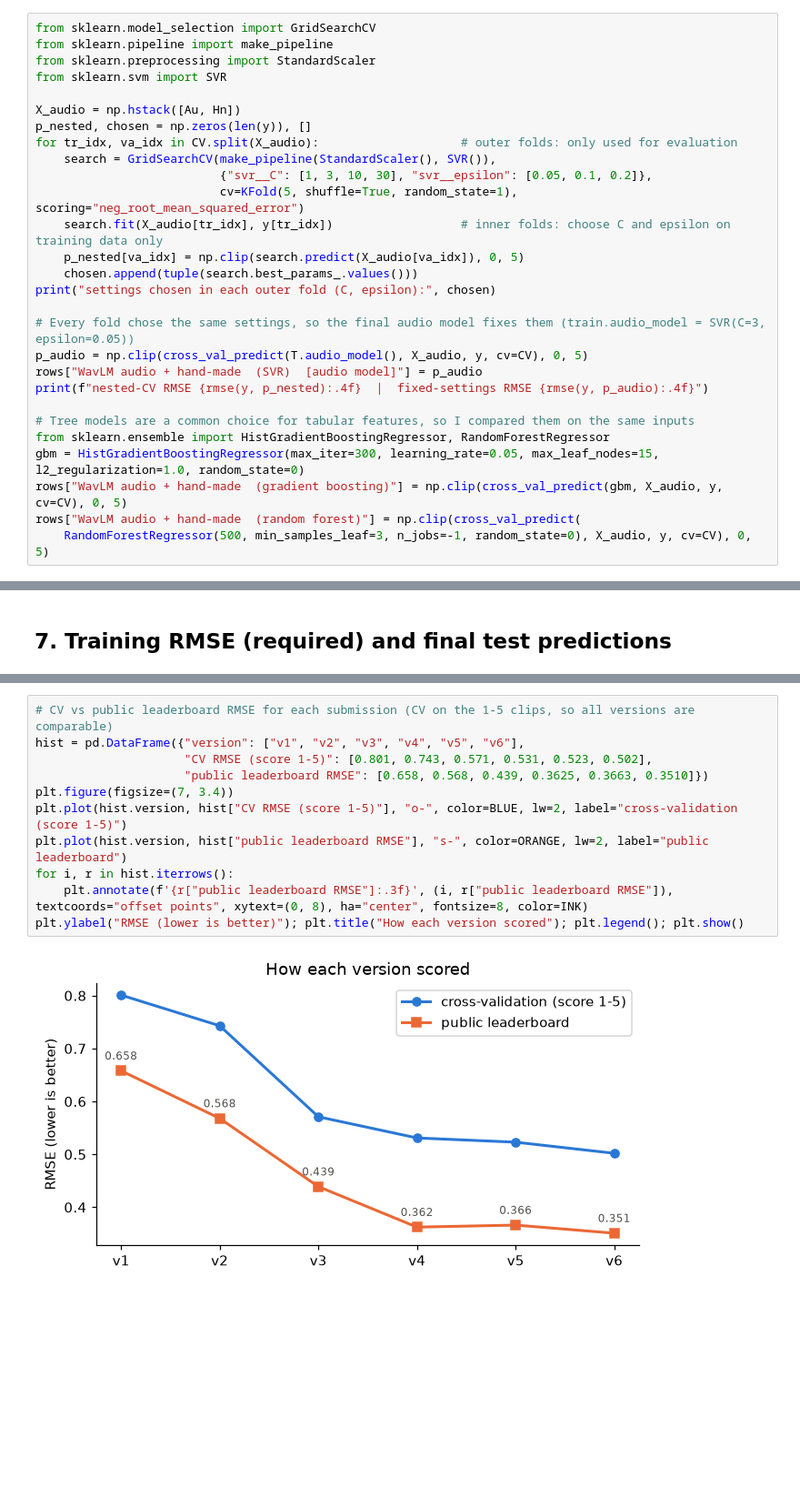
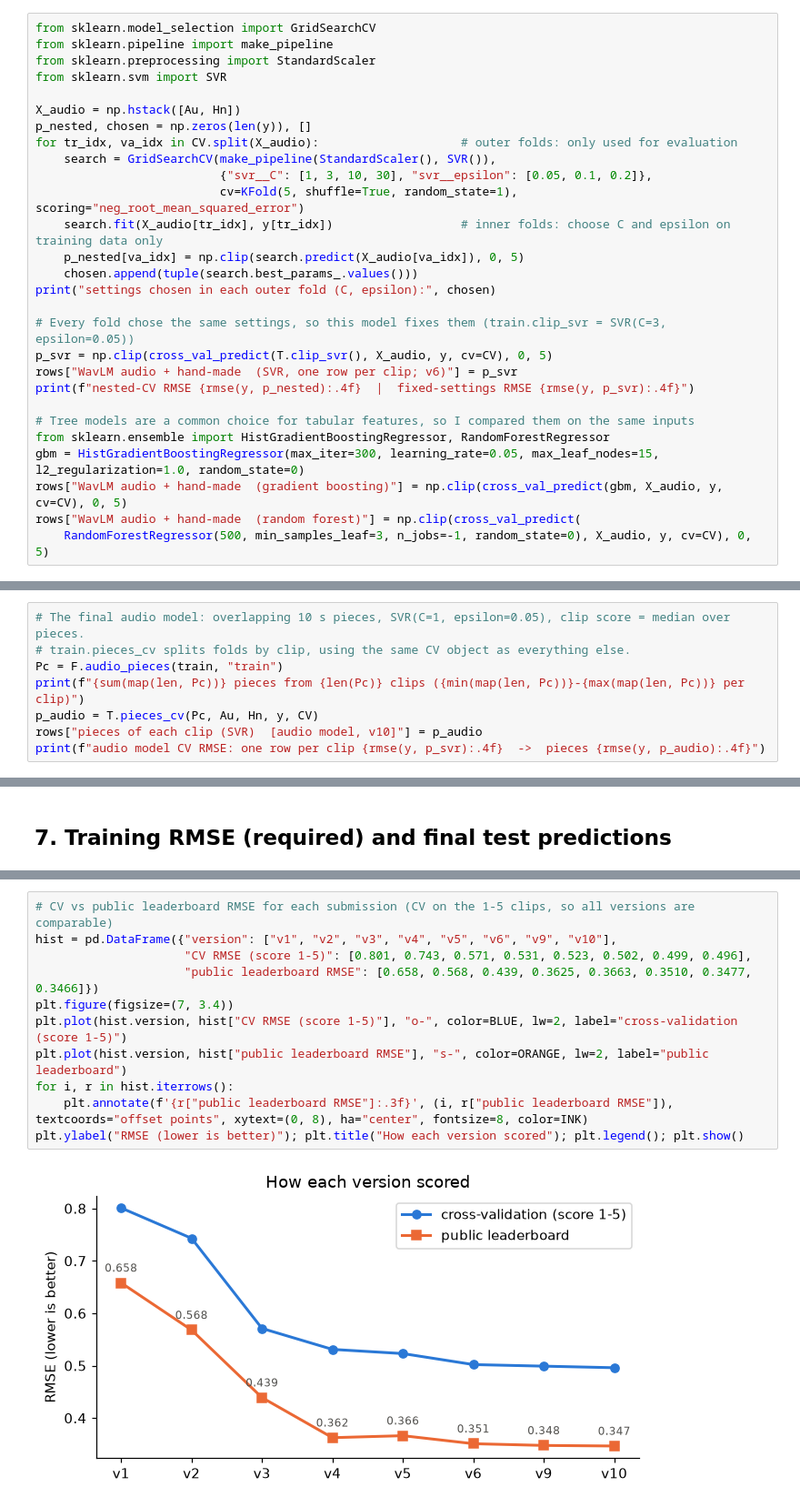
Before and after one commit to Vanshrajput29/SHL-grammar-scoring, a Jupyter notebook: shl_grammar_scoring.ipynb, the cells around one changed output, grey strips where cells are left out. Shown at 91% size. Cells and saved outputs as stored; diff of their text form; blank space fills up the shorter version.

```diff
--- a/shl_grammar_scoring.ipynb
+++ b/shl_grammar_scoring.ipynb
@@ -320,10 +320,10 @@ for tr_idx, va_idx in CV.split(X_audio):                    # outer folds: only
     chosen.append(tuple(search.best_params_.values()))
 print("settings chosen in each outer fold (C, epsilon):", chosen)
 
-# Every fold chose the same settings, so the final audio model fixes them (train.audio_model = SVR(C=3, epsilon=0.05))
-p_audio = np.clip(cross_val_predict(T.audio_model(), X_audio, y, cv=CV), 0, 5)
-rows["WavLM audio + hand-made  (SVR)  [audio model]"] = p_audio
-print(f"nested-CV RMSE {rmse(y, p_nested):.4f}  |  fixed-settings RMSE {rmse(y, p_audio):.4f}")
+# Every fold chose the same settings, so this model fixes them (train.clip_svr = SVR(C=3, epsilon=0.05))
+p_svr = np.clip(cross_val_predict(T.clip_svr(), X_audio, y, cv=CV), 0, 5)
+rows["WavLM audio + hand-made  (SVR, one row per clip; v6)"] = p_svr
+print(f"nested-CV RMSE {rmse(y, p_nested):.4f}  |  fixed-settings RMSE {rmse(y, p_svr):.4f}")
 
 # Tree models are a common choice for tabular features, so I compared them on the same inputs
 from sklearn.ensemble import HistGradientBoostingRegressor, RandomForestRegressor
@@ -345,0 +360,8 @@ Next: can the audio model also spot the unintelligible clips?
+# %%
+# The final audio model: overlapping 10 s pieces, SVR(C=1, epsilon=0.05), clip score = median over pieces.
+# train.pieces_cv splits folds by clip, using the same CV object as everything else.
+Pc = F.audio_pieces(train, "train")
+print(f"{sum(map(len, Pc))} pieces from {len(Pc)} clips ({min(map(len, Pc))}-{max(map(len, Pc))} per clip)")
+p_audio = T.pieces_cv(Pc, Au, Hn, y, CV)
+rows["pieces of each clip (SVR)  [audio model, v10]"] = p_audio
+print(f"audio model CV RMSE: one row per clip {rmse(y, p_svr):.4f}  ->  pieces {rmse(y, p_audio):.4f}")
@@ -540,16 +573,16 @@ stayed final again.
 # %%
 # CV vs public leaderboard RMSE for each submission (CV on the 1-5 clips, so all versions are comparable)
-hist = pd.DataFrame({"version": ["v1", "v2", "v3", "v4", "v5", "v6"],
-                     "CV RMSE (score 1-5)": [0.801, 0.743, 0.571, 0.531, 0.523, 0.502],
-                     "public leaderboard RMSE": [0.658, 0.568, 0.439, 0.3625, 0.3663, 0.3510]})
+hist = pd.DataFrame({"version": ["v1", "v2", "v3", "v4", "v5", "v6", "v9", "v10"],
+                     "CV RMSE (score 1-5)": [0.801, 0.743, 0.571, 0.531, 0.523, 0.502, 0.499, 0.496],
+                     "public leaderboard RMSE": [0.658, 0.568, 0.439, 0.3625, 0.3663, 0.3510, 0.3477, 0.3466]})
 plt.figure(figsize=(7, 3.4))
 plt.plot(hist.version, hist["CV RMSE (score 1-5)"], "o-", color=BLUE, lw=2, label="cross-validation (score 1-5)")
 plt.plot(hist.version, hist["public leaderboard RMSE"], "s-", color=ORANGE, lw=2, label="public leaderboard")
 for i, r in hist.iterrows():
     plt.annotate(f'{r["public leaderboard RMSE"]:.3f}', (i, r["public leaderboard RMSE"]), textcoords="offset points", xytext=(0, 8), ha="center", fontsize=8, color=INK)
 plt.ylabel("RMSE (lower is better)"); plt.title("How each version scored"); plt.legend(); plt.show()
 # %% [output]
-[figure, old version]
+[figure, new version]
 # %% [markdown]
 (v1's CV here is measured on the 1–5 clips, 0.801, so it's comparable with the later versions; the 0.943 in the table included the score-0 clips.)
 
```
Also changed, not shown: parts of 14 cells of this notebook, 4 other files.
